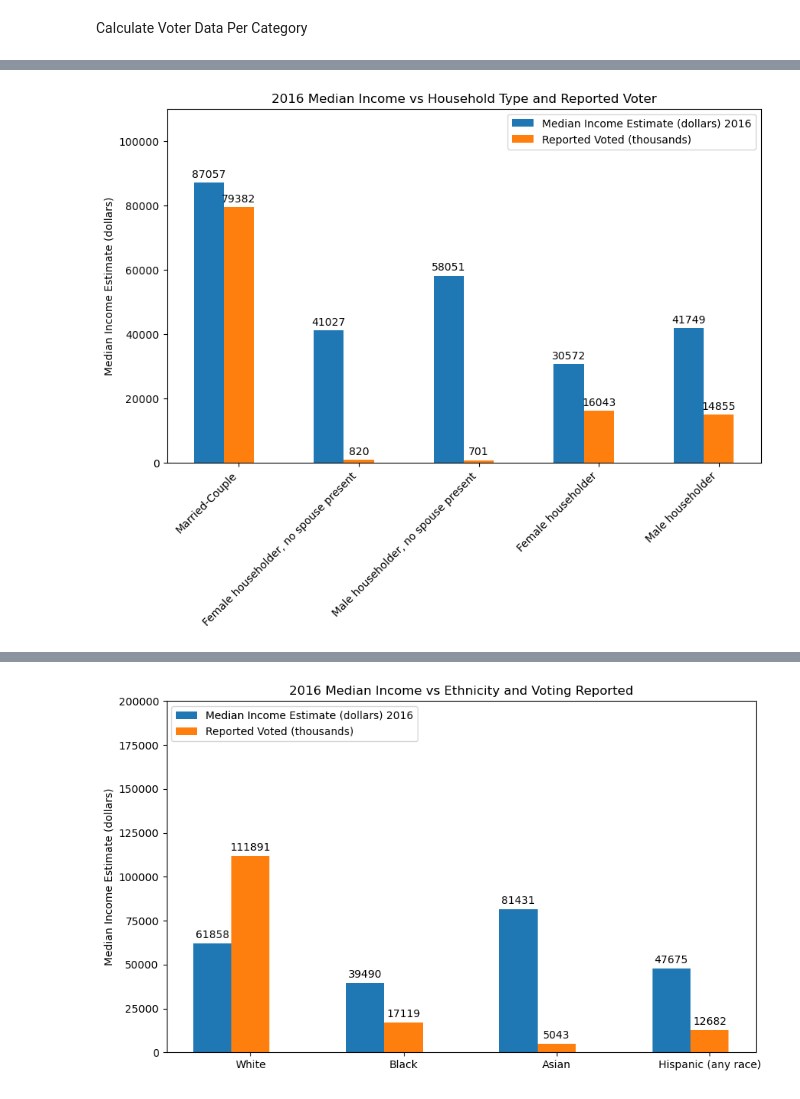
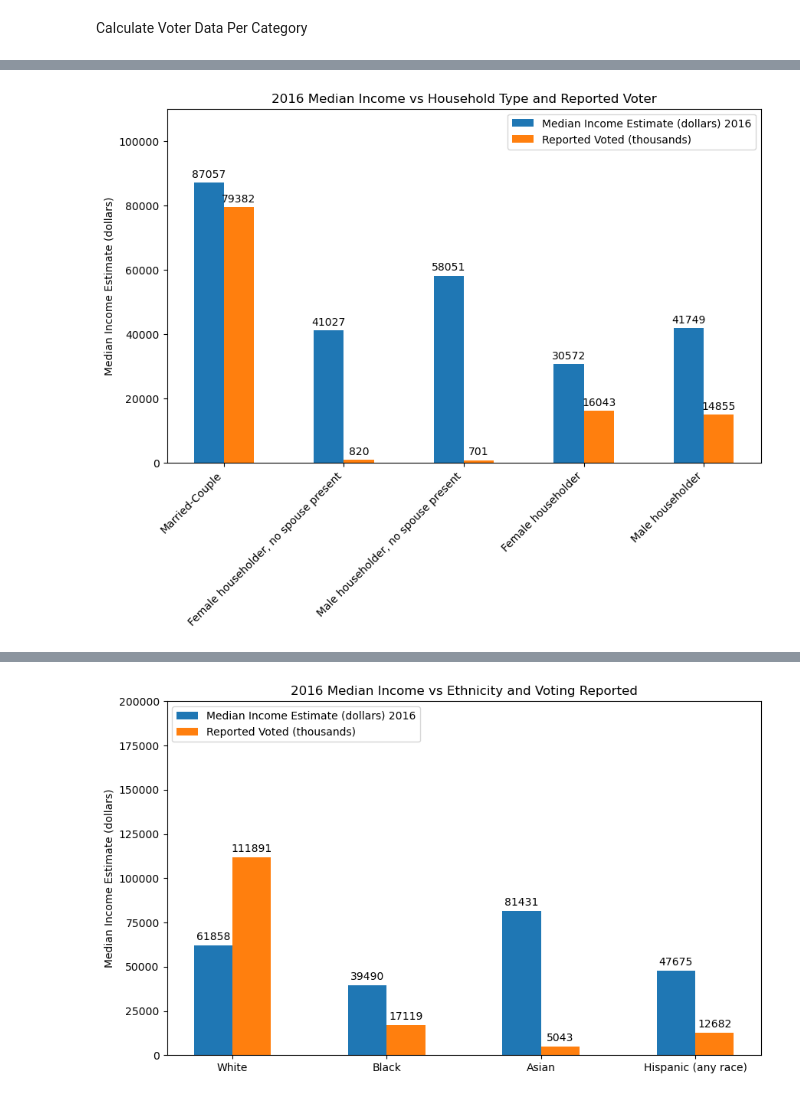
Before and after one commit to Sharkb8t/Project_1, a Jupyter notebook: Project_1.ipynb, the cells around one changed output, grey strips where cells are left out. Saved outputs shown, nothing was run; the diff lists cells and outputs as text; code cells hidden in the pictures.

```diff
--- a/Project_1.ipynb
+++ b/Project_1.ipynb
@@ -448,35 +451,36 @@ votertype_df
 # Generate bar plot showing 2016 Household differnce in voting compared to income
 household3_type = ("Married-Couple", "Female householder, no spouse present", "Male householder, no spouse present", "Female householder", "Male householder")
 median_income = {
     'Median Income Estimate (dollars) 2016': (87057, 41027, 58051, 30572, 41749),
     'Reported Voted (thousands)': (79382, 820, 701, 16043, 14855),
 }
 
 x = np.arange(len(household_type))
 width = 0.25
 multiplier = 0
 
 
 fig, ax = plt.subplots(figsize=(10, 6))
 
 for attribute, measurement in median_income.items():
     offset = width * multiplier
     rects = ax.bar(x + offset, measurement, width, label=attribute)
     ax.bar_label(rects, padding=3)
     multiplier += 1
 
 # Add some text for labels, title and custom x-axis tick labels, etc.
 ax.set_ylabel('Median Income Estimate (dollars)')
 ax.set_title('2016 Median Income vs Household Type and Reported Voter')
-ax.set_xticks(x + width, household3_type)
+ax.set_xticks(x + width / 2)
+ax.set_xticklabels(household3_type)
 ax.legend(loc='upper left', ncols=3)
 ax.set_ylim(0, 110000)
 plt.xticks(rotation=45, ha="right")
 plt.legend(loc='upper right')
 
 plt.show()
 # %% [output]
-[figure, old version]
+[figure, new version]
 # %%
 # Voting Ethnicity DataFrame 2016
 voter_ethnicity = voter3_df.iloc[5:9]
@@ -511,14 +515,15 @@ for attribute, measurement in median_income2.items():
 # Add some text for labels, title and custom x-axis tick labels, etc.
 ax.set_ylabel('Median Income Estimate (dollars)')
 ax.set_title('2016 Median Income vs Ethnicity and Voting Reported')
-ax.set_xticks(x + width, ethnicity)
+ax.set_xticks(x + width / 2)
+ax.set_xticklabels(ethnicity)
 ax.legend(loc='upper left', ncols=4)
 ax.set_ylim(0, 200000)
 plt.legend(loc='upper left')
 
 plt.show()
 # %% [output]
-[figure, old version]
+[figure, new version]
 # %%
 # Voter Age DataFrame 2016
 voter_age = voter3_df.iloc[9:15]
```
Also changed, not shown: parts of 10 cells of this notebook.
